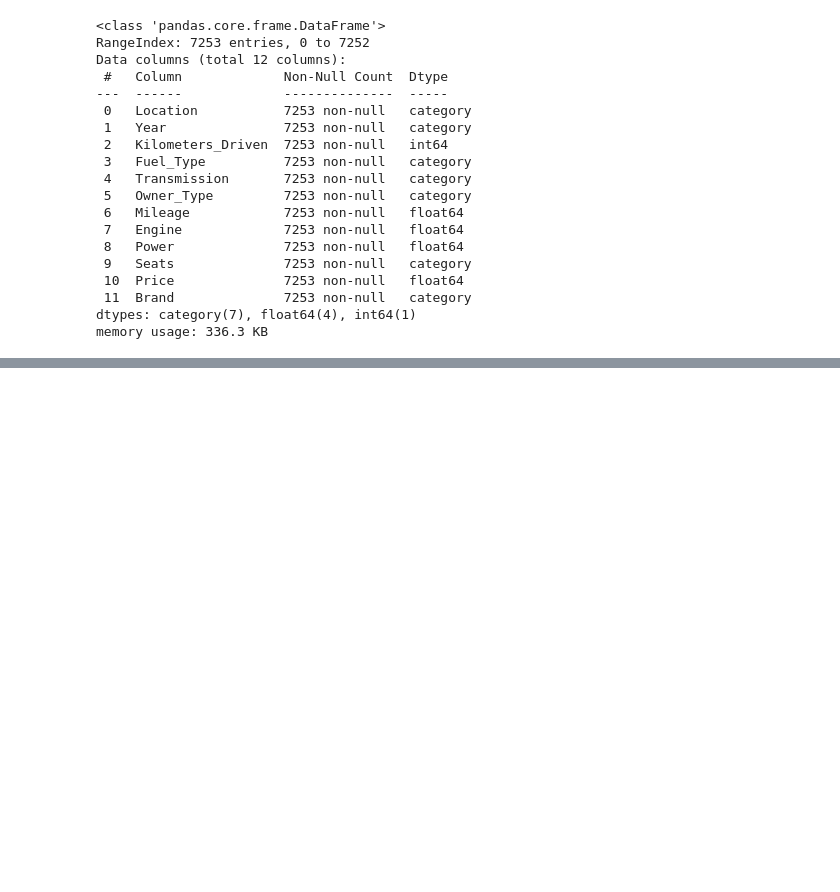
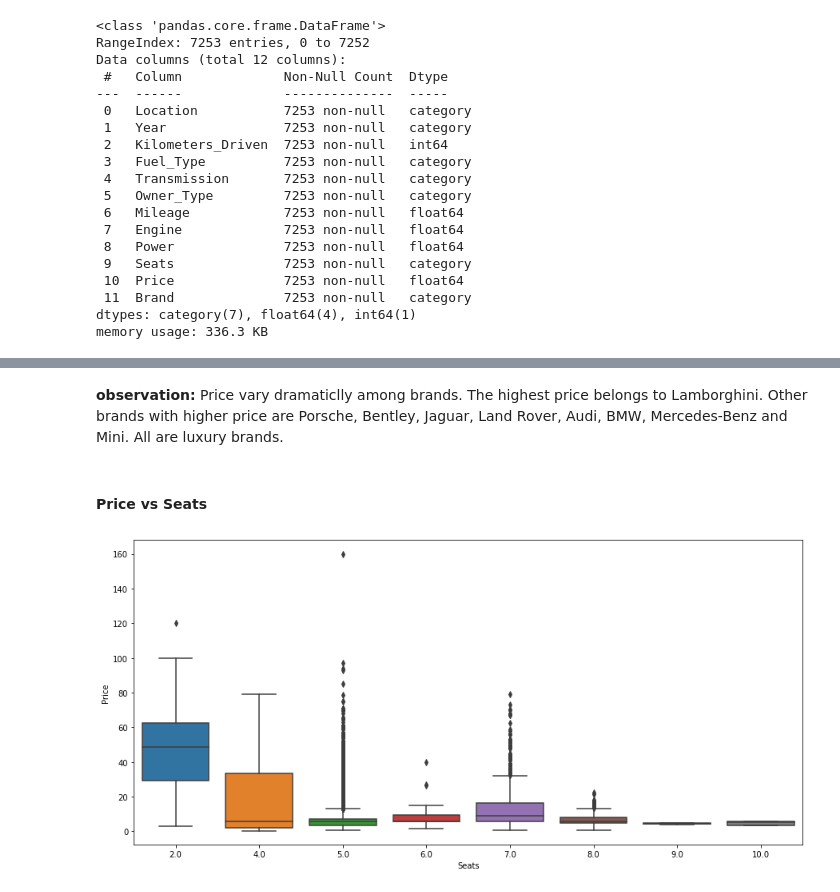
Before and after one commit to liangym2014/Data-science-and-machine-learning, a Jupyter notebook: 2.Cars4U_Project_Solution_Yanming.ipynb, the cells around one changed output, grey strips where cells are left out. Drawn from its saved outputs; the diff is of its cells as text; code cells hidden in the pictures; blank space fills up the shorter version.

```diff
--- a/2.Cars4U_Project_Solution_Yanming.ipynb
+++ b/2.Cars4U_Project_Solution_Yanming.ipynb
@@ -524,0 +525,9 @@ plt.xticks(rotation = 90);
+# %% [markdown]
+**observation:** Price vary dramaticlly among brands. The highest price belongs to Lamborghini. Other brands with higher price are Porsche, Bentley, Jaguar, Land Rover, Audi, BMW, Mercedes-Benz and Mini. All are luxury brands.
+# %% [markdown]
+#### Price vs Seats
+# %%
+plt.figure(figsize = (15,7))
+sns.boxplot(x = 'Seats', y = 'Price', data = df);
+# %% [output]
+[figure, added]
```
Also changed, not shown: parts of 104 cells of this notebook.
